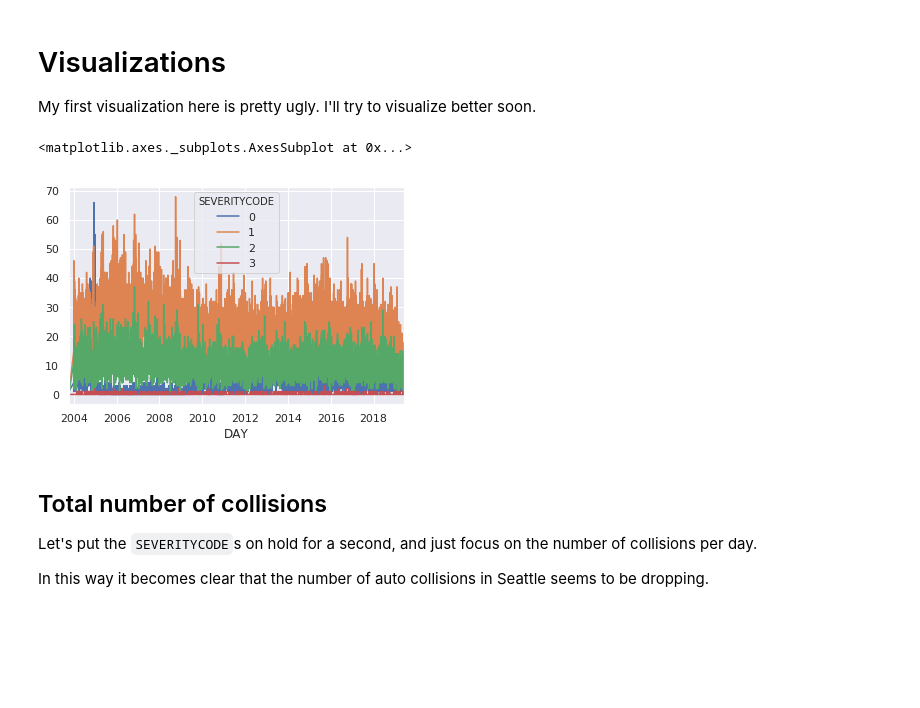
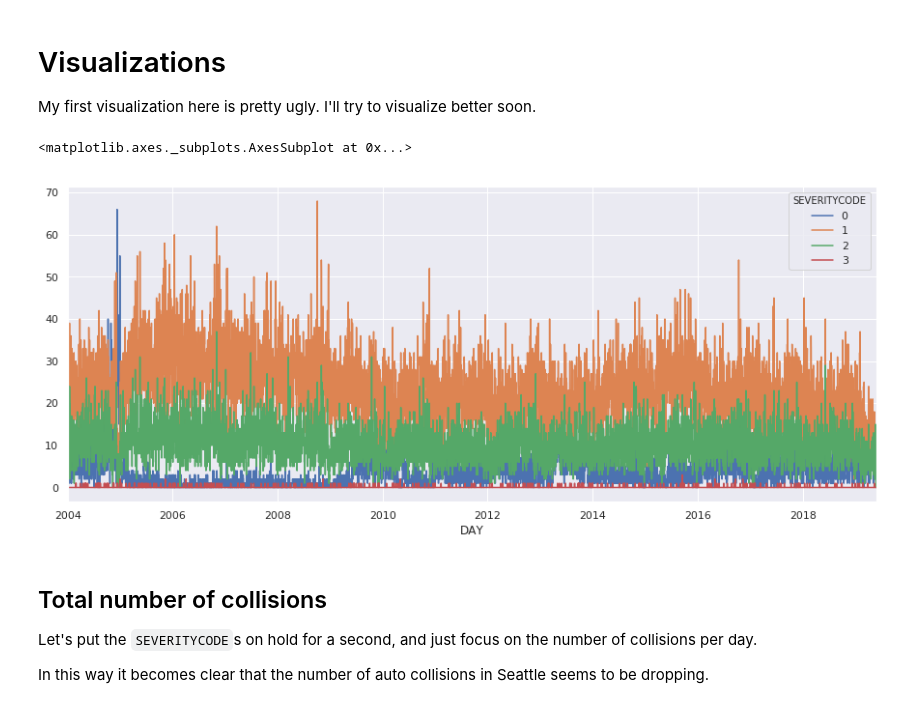
Before and after one commit to andrewmaurer/ml-techniques, a Jupyter notebook: Time Series Forecasting.ipynb, the cells around one changed output. Cells and saved outputs as stored; diff of their text form; code cells hidden in the pictures; blank space fills up the shorter version.

```diff
--- a/Time Series Forecasting.ipynb
+++ b/Time Series Forecasting.ipynb
@@ -140,10 +140,10 @@ data = data[data.DAY > np.datetime64('2003-12-31')]
 My first visualization here is pretty ugly. I'll try to visualize better soon.
 # %%
 data_ts = data.groupby(['DAY', 'SEVERITYCODE']).size().unstack().fillna(0)
-data_ts.plot()
+data_ts.plot(figsize=(15,6))
 # %% [output]
 <matplotlib.axes._subplots.AxesSubplot at 0x...>
-[figure, old version]
+[figure, new version]
 # %% [markdown]
 ## Total number of collisions
 
```
Also changed, not shown: parts of 1 cell of this notebook.
